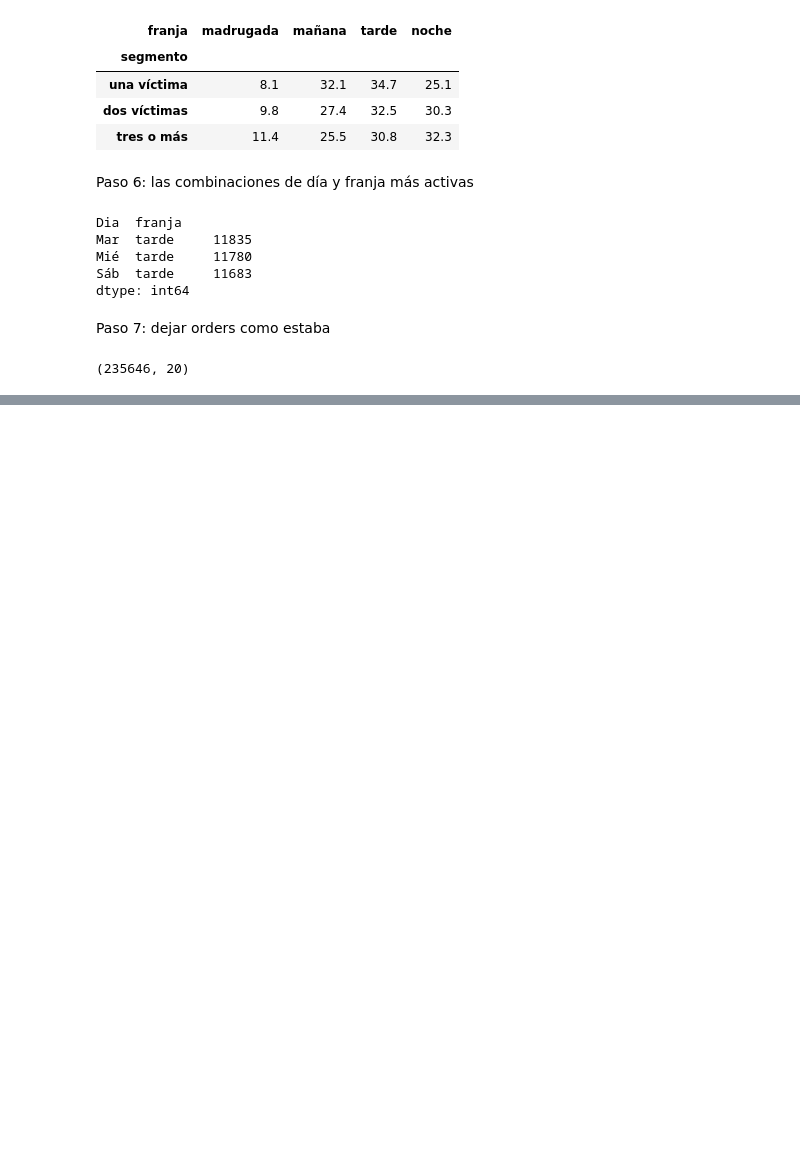
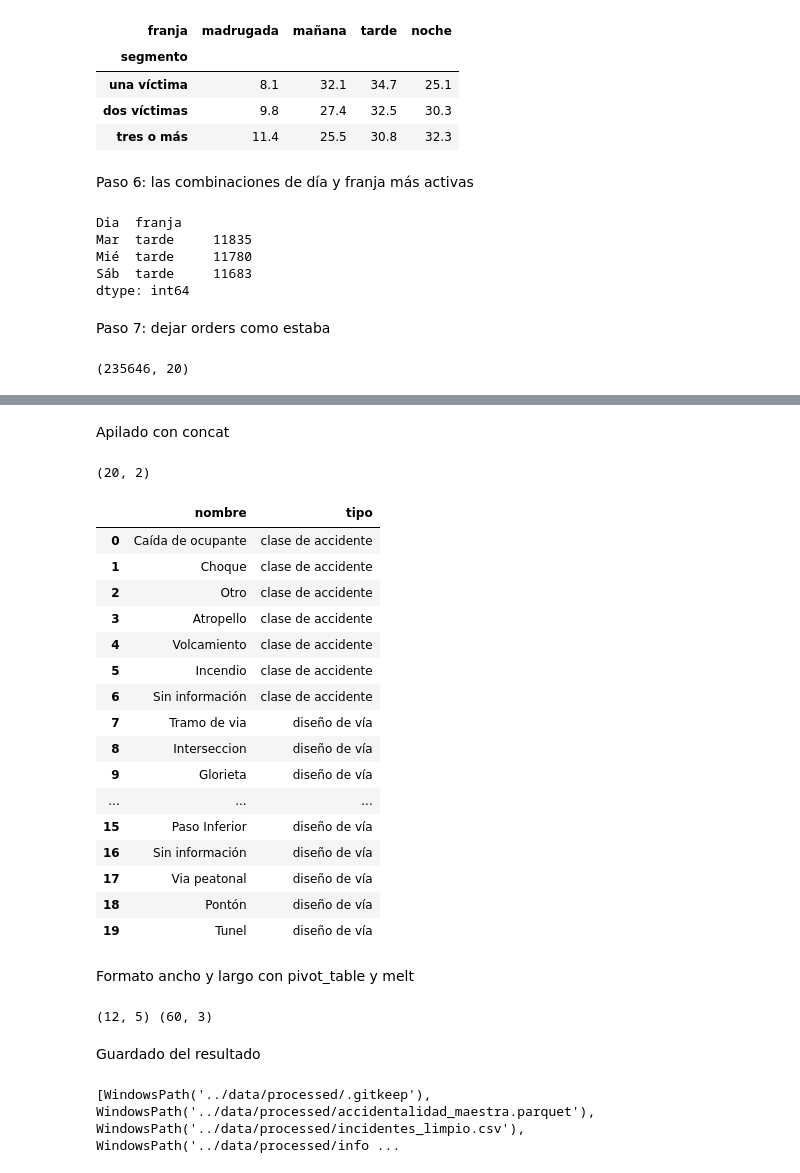
Before and after one commit to sjuandasat05-sudo/proyecto-ciencia-datos, a Jupyter notebook: notebooks/data_preparation.ipynb, the cells around one changed output, grey strips where cells are left out. Cells and saved outputs as stored; diff of their text form; code cells hidden in the pictures; blank space fills up the shorter version.

Commit message:
feat: prepare and validate processed datasets

```diff
--- a/notebooks/data_preparation.ipynb
+++ b/notebooks/data_preparation.ipynb
@@ -597,0 +663,15 @@ print(victimas.shape)
+# %%
+filas_inicio = len(victimas)
+
+# Llave: radicado + fecha (sin hora). Se convierten las dos fechas al mismo formato.
+incidentes['fecha'] = pd.to_datetime(incidentes['FECHA_ACCIDENTE'].str[:10], format='%d/%m/%Y')
+victimas['fecha'] = pd.to_datetime(victimas['Fecha_incidente'], format='%d/%m/%Y')
+
+columnas_accidente = ['NRO_RADICADO', 'fecha', 'GRAVEDAD_ACCIDENTE', 'DISEÑO', 'MES', 'AÑO']
+
+maestra = victimas.merge(incidentes[columnas_accidente],
+                         left_on=['Radicado', 'fecha'], right_on=['NRO_RADICADO', 'fecha'],
+                         how='left', validate='m:1')
+print('+ incidentes', maestra.shape)
+
+assert len(maestra) == filas_inicio
@@ -597,0 +706,54 @@ print(victimas.shape)
+# %% [markdown]
+Apilado con concat
+# %%
+clases = incidentes[['CLASE_ACCIDENTE']].drop_duplicates()
+disenos = incidentes[['DISEÑO']].drop_duplicates()
+
+categorias = pd.concat([
+    clases.rename(columns={'CLASE_ACCIDENTE': 'nombre'}).assign(tipo='clase de accidente'),
+    disenos.rename(columns={'DISEÑO': 'nombre'}).assign(tipo='diseño de vía'),
+], ignore_index=True)
+print(categorias.shape)
+categorias
+# %% [output]
+(20, 2)
+|  | nombre | tipo |
+| 0 | Caída de ocupante | clase de accidente |
+| 1 | Choque | clase de accidente |
+| 2 | Otro | clase de accidente |
+| 3 | Atropello | clase de accidente |
+| 4 | Volcamiento | clase de accidente |
+| 5 | Incendio | clase de accidente |
+| 6 | Sin información | clase de accidente |
+| 7 | Tramo de via | diseño de vía |
+| 8 | Interseccion | diseño de vía |
+| 9 | Glorieta | diseño de vía |
+| ... | ... | ... |
+| 15 | Paso Inferior | diseño de vía |
+| 16 | Sin información | diseño de vía |
+| 17 | Via peatonal | diseño de vía |
+| 18 | Pontón | diseño de vía |
+| 19 | Tunel | diseño de vía |
+# %% [markdown]
+Formato ancho y largo con pivot_table y melt
+# %%
+periodo = incidentes[incidentes['AÑO'].between(2015, 2019)]
+
+ancho = periodo.pivot_table(index='MES', columns='AÑO',
+                            values='NRO_RADICADO', aggfunc='count')
+largo = (ancho.reset_index()
+              .melt(id_vars='MES', var_name='AÑO', value_name='accidentes'))
+print(ancho.shape, largo.shape)
+# %% [output]
+(12, 5) (60, 3)
+# %% [markdown]
+Guardado del resultado
+# %%
+SALIDA = Path('../data/processed')
+SALIDA.mkdir(exist_ok=True)
+maestra.to_parquet(SALIDA / 'accidentalidad_maestra.parquet', index=False)
+por_diseno.to_csv(SALIDA / 'resumen_diseno_via.csv')
+
+print(list(SALIDA.glob('*')))
+# %% [output]
+[WindowsPath('../data/processed/.gitkeep'), WindowsPath('../data/processed/accidentalidad_maestra.parquet'), WindowsPath('../data/processed/incidentes_limpio.csv'), WindowsPath('../data/processed/info ...
```
Also changed, not shown: parts of 25 cells of this notebook, 1 other file.
